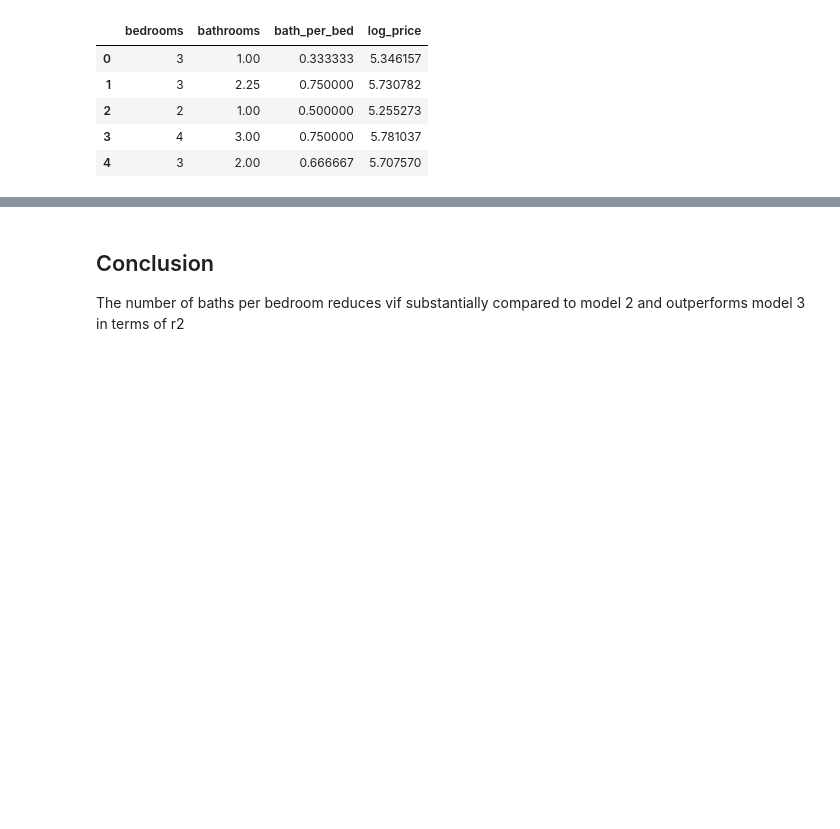
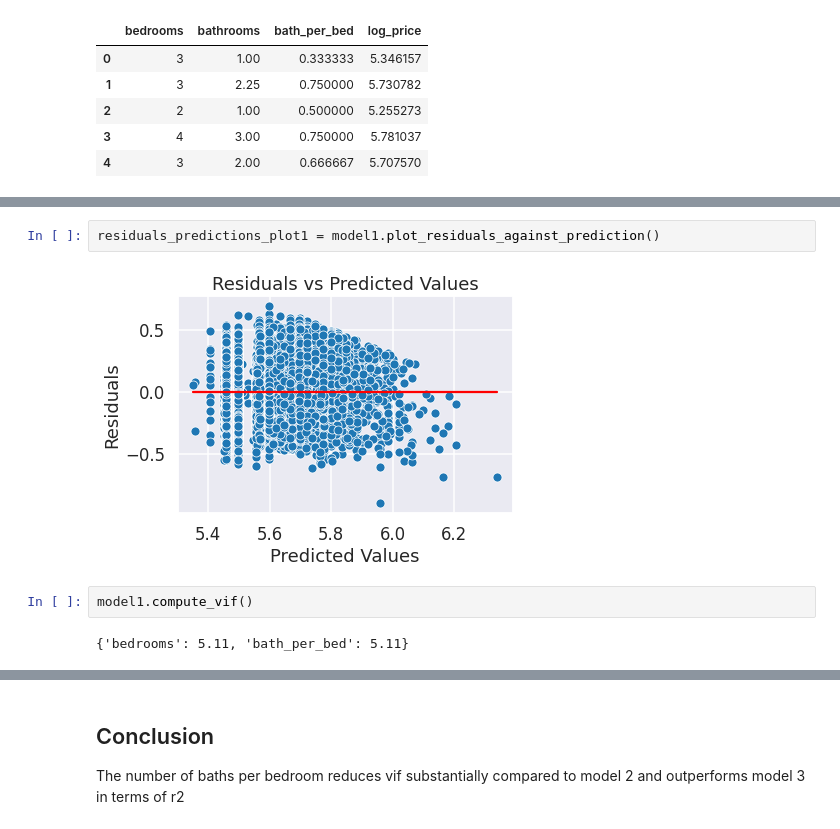
Before and after one commit to sethchart/Housing_Analysis, a Jupyter notebook: notebooks/BathBedRatio.ipynb, the cells around one changed output, grey strips where cells are left out. Cells and saved outputs as stored; diff of their text form; blank space fills up the shorter version.

```diff
--- a/notebooks/BathBedRatio.ipynb
+++ b/notebooks/BathBedRatio.ipynb
@@ -109,0 +30,8 @@ We reject the null hypothesis that our residuals are normally distributed at the
+# %%
+residuals_predictions_plot1 = model1.plot_residuals_against_prediction()
+# %% [output]
+[figure, added]
+# %%
+model1.compute_vif()
+# %% [output]
+{'bedrooms': 5.11, 'bath_per_bed': 5.11}
```
Also changed, not shown: parts of 33 cells of this notebook.
